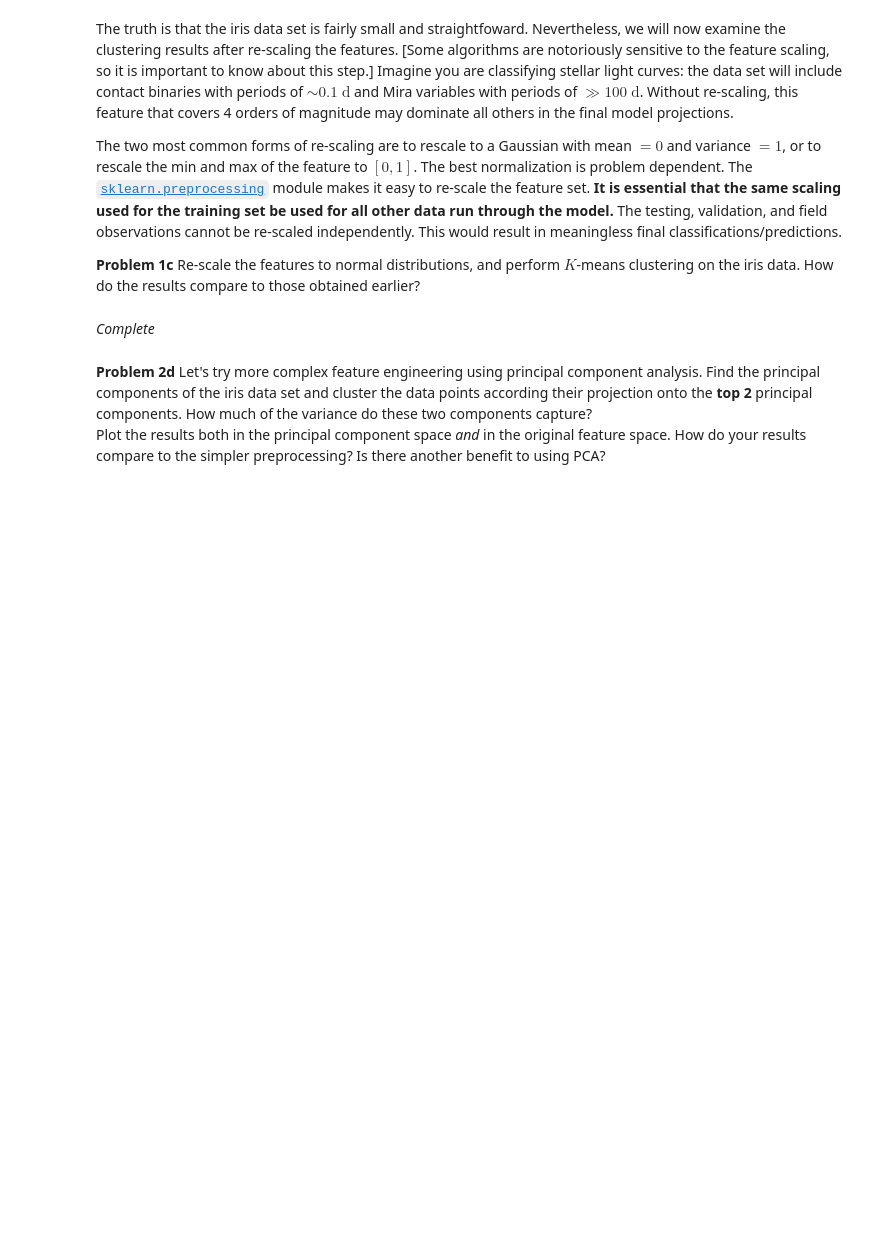
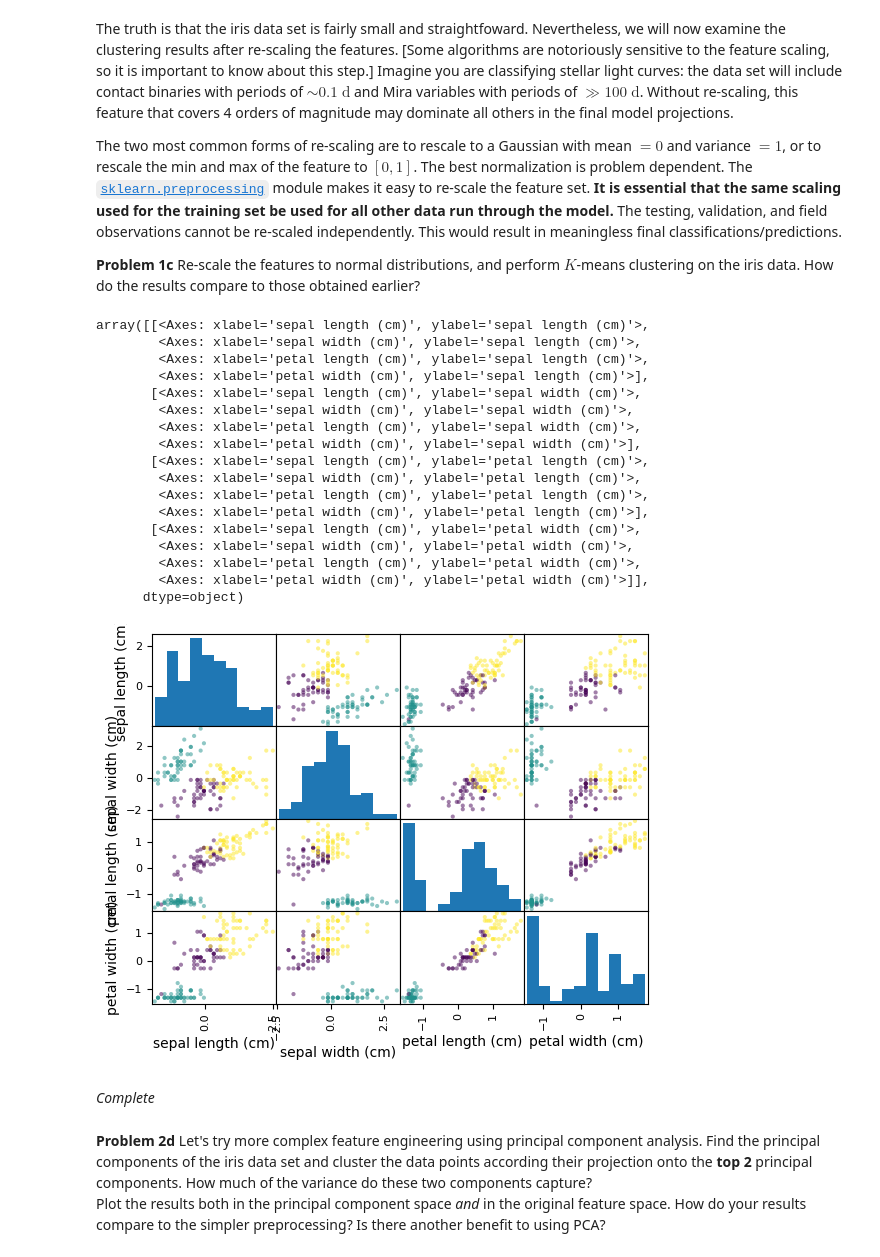
Before and after one commit to ASTR154/clustering, a Jupyter notebook: clustering.ipynb, the cells around one changed output. Drawn from its saved outputs; the diff is of its cells as text; code cells hidden in the pictures; blank space fills up the shorter version.

```diff
--- a/clustering.ipynb
+++ b/clustering.ipynb
@@ -57,3 +125,38 @@ from sklearn.preprocessing import StandardScaler
+# %%
+from sklearn.preprocessing import StandardScaler
+
+
+#scaling
+scaler=StandardScaler()
+
+df_scaled = scaler.fit_transform(df)
+
+#applying clustering to scaled data
+Skmeans3= KMeans(n_clusters=3,init='k-means++')
+Skmeans3.fit(df_scaled)
+Sclusters3 =  Skmeans3.fit_predict(df_scaled, y=None, sample_weight=None)
+df_scaled = pd.DataFrame(df_scaled)
+df_scaled.columns = df.columns
+pd.plotting.scatter_matrix(df_scaled,c=Sclusters3)
+# %% [output]
+array([[<Axes: xlabel='sepal length (cm)', ylabel='sepal length (cm)'>,
+        <Axes: xlabel='sepal width (cm)', ylabel='sepal length (cm)'>,
+        <Axes: xlabel='petal length (cm)', ylabel='sepal length (cm)'>,
+        <Axes: xlabel='petal width (cm)', ylabel='sepal length (cm)'>],
+       [<Axes: xlabel='sepal length (cm)', ylabel='sepal width (cm)'>,
+        <Axes: xlabel='sepal width (cm)', ylabel='sepal width (cm)'>,
+        <Axes: xlabel='petal length (cm)', ylabel='sepal width (cm)'>,
+        <Axes: xlabel='petal width (cm)', ylabel='sepal width (cm)'>],
+       [<Axes: xlabel='sepal length (cm)', ylabel='petal length (cm)'>,
+        <Axes: xlabel='sepal width (cm)', ylabel='petal length (cm)'>,
+        <Axes: xlabel='petal length (cm)', ylabel='petal length (cm)'>,
+        <Axes: xlabel='petal width (cm)', ylabel='petal length (cm)'>],
+       [<Axes: xlabel='sepal length (cm)', ylabel='petal width (cm)'>,
+        <Axes: xlabel='sepal width (cm)', ylabel='petal width (cm)'>,
+        <Axes: xlabel='petal length (cm)', ylabel='petal width (cm)'>,
+        <Axes: xlabel='petal width (cm)', ylabel='petal width (cm)'>]],
+      dtype=object)
+[figure, added]
 # %% [markdown]
 *Complete*
 # %% [markdown]
```
Also changed, not shown: parts of 21 cells of this notebook.
